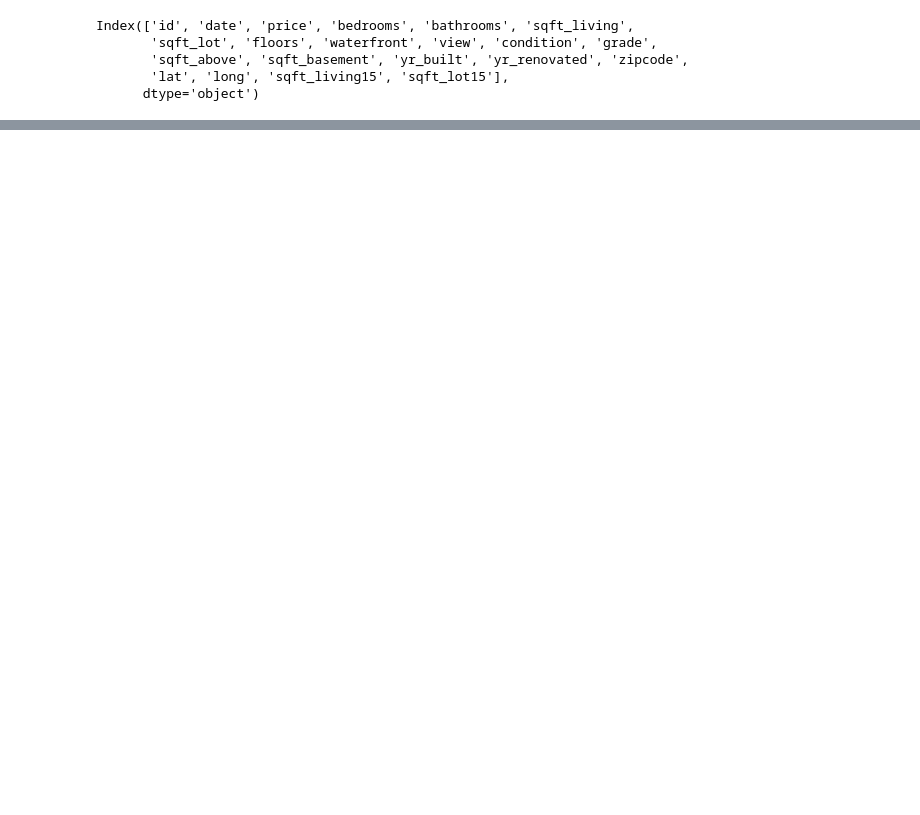
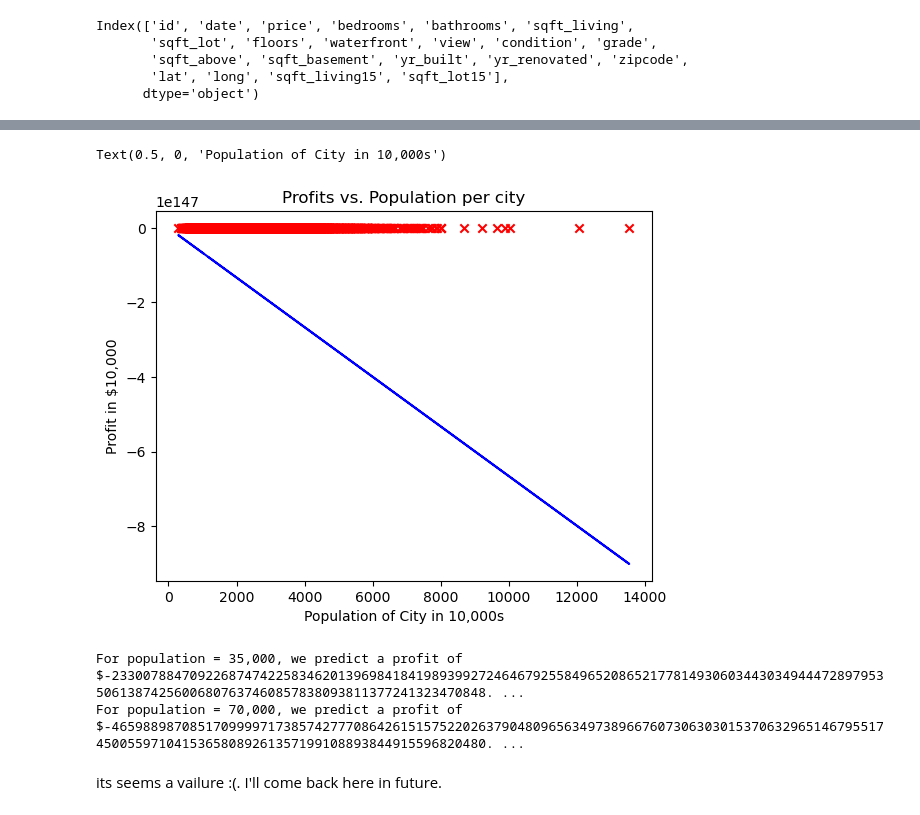
Before and after one commit to junpito/machine-learning-practice, a Jupyter notebook: feature-scaling-and-learning-rate.ipynb, the cells around one changed output, grey strips where cells are left out. Cells and saved outputs as stored; diff of their text form; code cells hidden in the pictures; blank space fills up the shorter version.

```diff
--- a/feature-scaling-and-learning-rate.ipynb
+++ b/feature-scaling-and-learning-rate.ipynb
@@ -158,0 +246,8 @@ We would like to build a linear regression model using these values so we can th
+# %%
+# Compute cost with some initial values for paramaters w, b
+initial_w = 2
+initial_b = 1
+
+cost = compute_cost(x_train, y_train, initial_w, initial_b)
+print(type(cost))
+print(f'Cost at initial w: {cost:.3f}')
@@ -158,0 +322,3 @@ We would like to build a linear regression model using these values so we can th
+# %%
+def compute_gradient(x, y, w, b):
+    return 1/len(x) * np.sum((w*x + b - y)*x),1/len(x) * np.sum((w*x + b - y))
@@ -158,0 +403,12 @@ We would like to build a linear regression model using these values so we can th
+# %%
+# initialize fitting parameters. Recall that the shape of w is (n,)
+initial_w = 0.
+initial_b = 0.
+
+# some gradient descent settings
+iterations = 30
+alpha = 0.01
+
+w,b,_,_ = gradient_descent(x_train ,y_train, initial_w, initial_b,
+                     compute_cost, compute_gradient, alpha, iterations)
+print("w,b found by gradient descent:", w, b)
@@ -158,0 +433,33 @@ We would like to build a linear regression model using these values so we can th
+# %%
+m = x_train.shape[0]
+predicted = np.zeros(m)
+
+for i in range(m):
+    predicted[i] = w * x_train[i] + b
+# %%
+# Plot the linear fit
+plt.plot(x_train, predicted, c = "b")
+
+# Create a scatter plot of the data.
+plt.scatter(x_train, y_train, marker='x', c='r')
+
+# Set the title
+plt.title("Profits vs. Population per city")
+# Set the y-axis label
+plt.ylabel('Profit in $10,000')
+# Set the x-axis label
+plt.xlabel('Population of City in 10,000s')
+# %% [output]
+Text(0.5, 0, 'Population of City in 10,000s')
+[figure, added]
+# %%
+predict1 = 3.5 * w + b
+print('For population = 35,000, we predict a profit of $%.2f' % (predict1*10000))
+
+predict2 = 7.0 * w + b
+print('For population = 70,000, we predict a profit of $%.2f' % (predict2*10000))
+# %% [output]
+For population = 35,000, we predict a profit of $-23300788470922687474225834620139698418419893992724646792558496520865217781493060344303494447289795350613874256006807637460857838093811377241323470848. ...
+For population = 70,000, we predict a profit of $-46598898708517099997173857427770864261515752202637904809656349738966760730630301537063296514679551745005597104153658089261357199108893844915596820480. ...
+# %% [markdown]
+its seems a vailure :(. I'll come back here in future.
```
Also changed, not shown: parts of 44 cells of this notebook.
